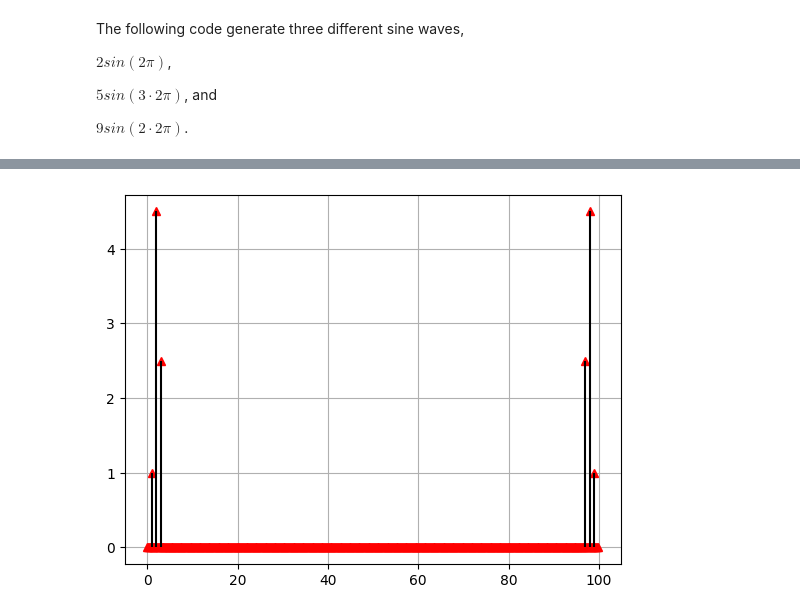
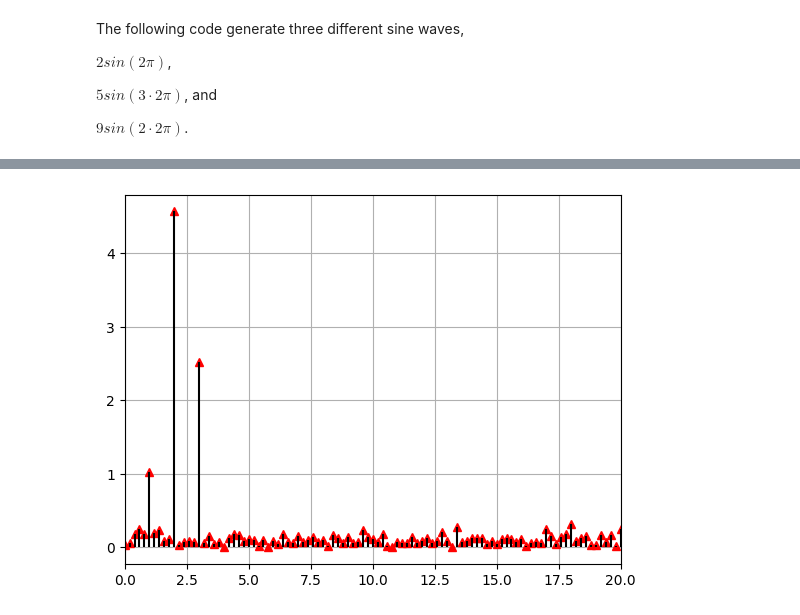
Before and after one commit to jyooDev/fourier_analysis, a Jupyter notebook: capstone/sound_denoising.ipynb, the cells around one changed output, grey strips where cells are left out. Drawn from its saved outputs; the diff is of its cells as text; code cells hidden in the pictures.

```diff
--- a/capstone/sound_denoising.ipynb
+++ b/capstone/sound_denoising.ipynb
@@ -70,11 +70,11 @@ T = n/Fs                            # total time
 k = np.arange(n)                    # index for frequency [0-(n-1)]
 freq = k/T                          # plotting points
 # %%
-Y = np.fft.fft(test_y)/n
+Y = np.fft.fft(test_y_noise)/n
 # %%
 plt.plot(freq, abs(Y), 'red', linestyle=' ', marker='^')
 plt.vlines(freq, [0], abs(Y), 'black')
-# plt.xlim(0,20)
+plt.xlim(0,20)
 plt.grid()
 # %% [output]
-[figure, old version]
+[figure, new version]
```
Also changed, not shown: parts of 3 cells of this notebook, 3 other files.
